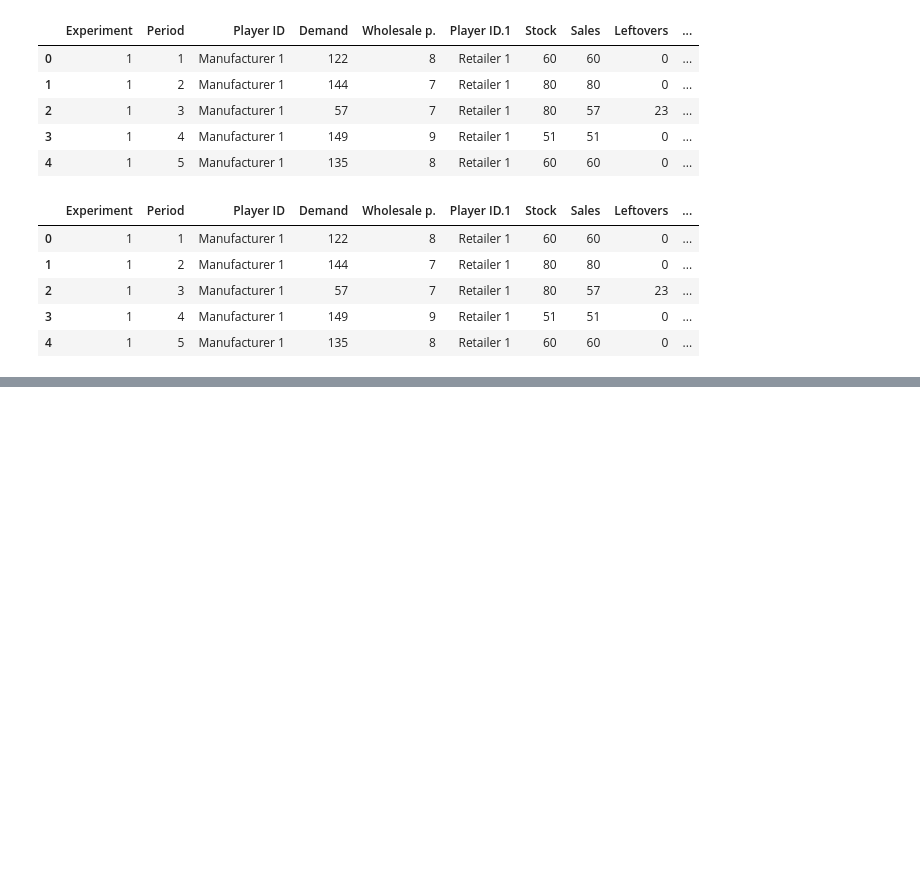
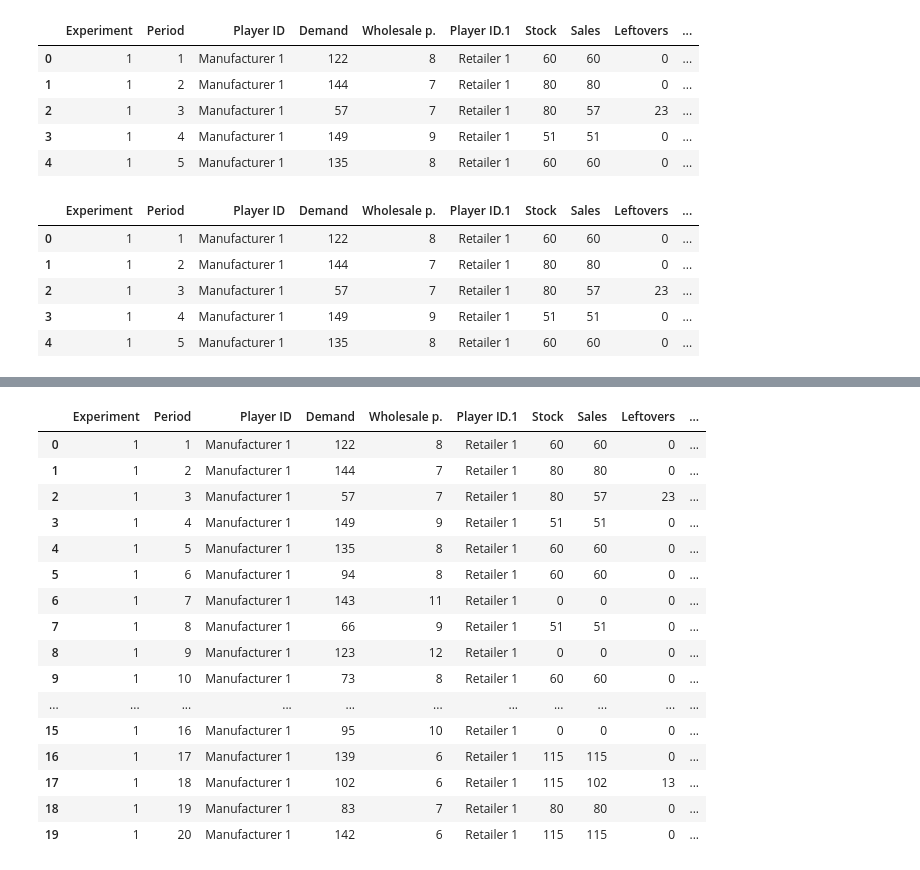
Before and after one commit to SerhanTelatar/Supply-Chain-Decision-Analysis, a Jupyter notebook: Notebooks/experiment/study-1-data-wsp.ipynb, the cells around one changed output, grey strips where cells are left out. Drawn from its saved outputs; the diff is of its cells as text; code cells hidden in the pictures; blank space fills up the shorter version.

```diff
--- a/Notebooks/experiment/study-1-data-wsp.ipynb
+++ b/Notebooks/experiment/study-1-data-wsp.ipynb
@@ -56,26 +54,8 @@ wsp_contract.head()
 | 3 | 1 | 4 | Manufacturer 1 | 149 | 9 | Retailer 1 | 51 | 51 | 0 | ... |
 | 4 | 1 | 5 | Manufacturer 1 | 135 | 8 | Retailer 1 | 60 | 60 | 0 | ... |
 # %%
-average_demand = wsp_contract['Demand'].mean()
-wsp_contract['Optimal_Stock'] = average_demand
+
+wsp_contract['Optimal_Stock'] = wsp_contract['Demand'].mean()
 # %%
 wsp_contract['Under/Overstock_wrt_Optimal'] = wsp_contract['Stock'] - wsp_contract['Optimal_Stock']
-# %%
-potential_demand = np.arange(50, 151)
-expected_sales = []
-
-for demand_realization in potential_demand:
-    # Set the demand column to the current demand realization
-    wsp_contract['Demand'] = demand_realization
-    # Calculate sales for the current demand realization
-    wsp_contract['Sales'] = wsp_contract[['Demand', 'Stock']].min(axis=1)
-    # Calculate the average sales for this demand realization
-    average_sales = wsp_contract['Sales'].mean()
-    expected_sales.append(average_sales)
-
-# Take the average of expected sales over all demand realizations
-expected_sales_avg = np.mean(expected_sales)
-
-# Set the same expected sales value for all rows in the DataFrame
-wsp_contract['Expected Sales'] = expected_sales_avg
 # %%
@@ -100,0 +70,40 @@ wsp_contract.head(40)
+# %%
+potential_demand = np.arange(50, 151)
+expected_sales = []
+
+for index, row in wsp_contract.iterrows():
+    cumulative_expected_sales = 0
+
+    for demand_realization in potential_demand:
+        sales = min(demand_realization, row['Stock'])
+
+        cumulative_expected_sales += sales
+
+        if sales == row['Stock']:
+            cumulative_expected_sales += (150 - demand_realization) * row['Stock']
+            break
+
+    # Calculate the average expected sales for this row and append it to the list
+    expected_sales.append(cumulative_expected_sales / len(potential_demand))
+
+wsp_contract['Expected Sales'] = np.array(expected_sales)
+# %%
+wsp_contract.head(20)
+# %% [output]
+|  | Experiment | Period | Player ID | Demand | Wholesale p. | Player ID.1 | Stock | Sales | Leftovers | ... |
+| 0 | 1 | 1 | Manufacturer 1 | 122 | 8 | Retailer 1 | 60 | 60 | 0 | ... |
+| 1 | 1 | 2 | Manufacturer 1 | 144 | 7 | Retailer 1 | 80 | 80 | 0 | ... |
+| 2 | 1 | 3 | Manufacturer 1 | 57 | 7 | Retailer 1 | 80 | 57 | 23 | ... |
+| 3 | 1 | 4 | Manufacturer 1 | 149 | 9 | Retailer 1 | 51 | 51 | 0 | ... |
+| 4 | 1 | 5 | Manufacturer 1 | 135 | 8 | Retailer 1 | 60 | 60 | 0 | ... |
+| 5 | 1 | 6 | Manufacturer 1 | 94 | 8 | Retailer 1 | 60 | 60 | 0 | ... |
+| 6 | 1 | 7 | Manufacturer 1 | 143 | 11 | Retailer 1 | 0 | 0 | 0 | ... |
+| 7 | 1 | 8 | Manufacturer 1 | 66 | 9 | Retailer 1 | 51 | 51 | 0 | ... |
+| 8 | 1 | 9 | Manufacturer 1 | 123 | 12 | Retailer 1 | 0 | 0 | 0 | ... |
+| 9 | 1 | 10 | Manufacturer 1 | 73 | 8 | Retailer 1 | 60 | 60 | 0 | ... |
+| ... | ... | ... | ... | ... | ... | ... | ... | ... | ... | ... |
+| 15 | 1 | 16 | Manufacturer 1 | 95 | 10 | Retailer 1 | 0 | 0 | 0 | ... |
+| 16 | 1 | 17 | Manufacturer 1 | 139 | 6 | Retailer 1 | 115 | 115 | 0 | ... |
+| 17 | 1 | 18 | Manufacturer 1 | 102 | 6 | Retailer 1 | 115 | 102 | 13 | ... |
+| 18 | 1 | 19 | Manufacturer 1 | 83 | 7 | Retailer 1 | 80 | 80 | 0 | ... |
+| 19 | 1 | 20 | Manufacturer 1 | 142 | 6 | Retailer 1 | 115 | 115 | 0 | ... |
```
Also changed, not shown: parts of 11 cells of this notebook, 1 other file.
